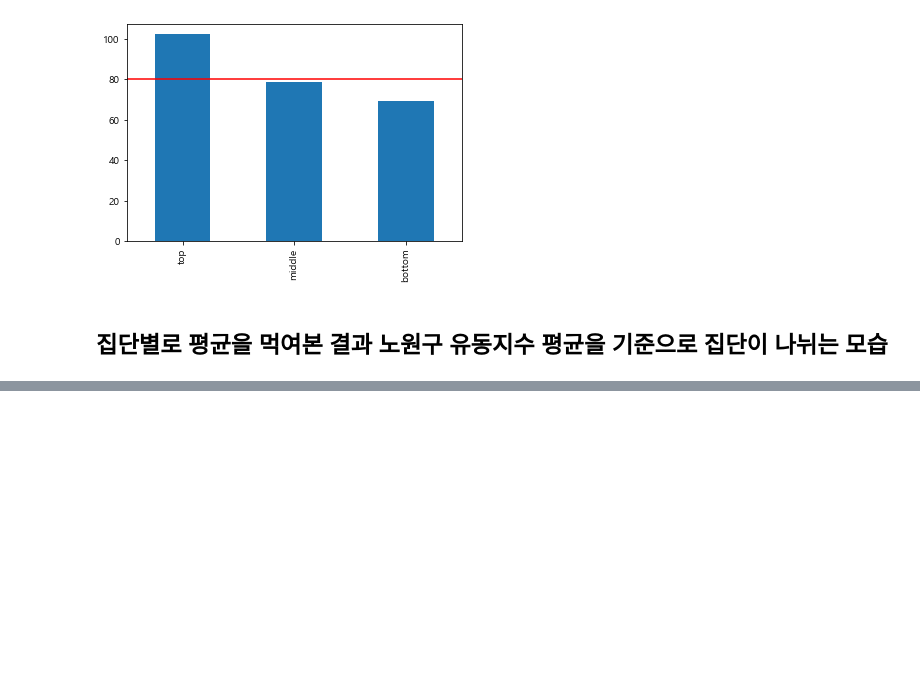
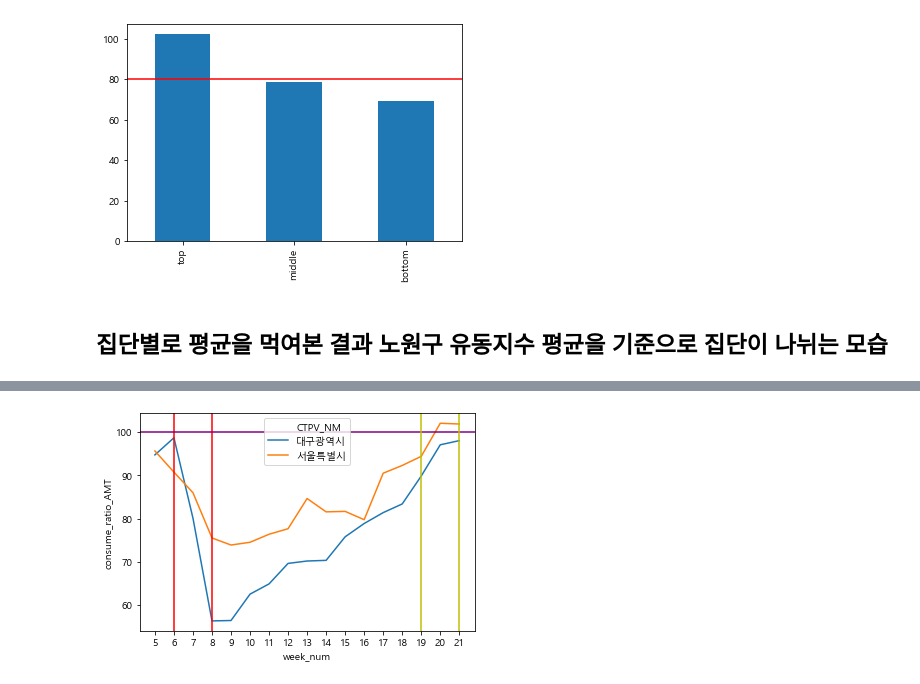
Before and after one commit to SeoroMin/dacon_jejucard, a Jupyter notebook: junhyeok/restart.ipynb, the cells around one changed output, grey strips where cells are left out. Saved outputs shown, nothing was run; the diff lists cells and outputs as text; code cells hidden in the pictures; blank space fills up the shorter version.

```diff
--- a/junhyeok/restart.ipynb
+++ b/junhyeok/restart.ipynb
@@ -670,0 +885,18 @@ plt.axhline(sk_seoul_gu_gap.loc['노원구', 'decrease_ratio'], color='red')
+# %%
+consume_week_index_si = consume_table_total.pivot_table(index=['week_num','CTPV_NM'], values=['USE_CNT_x', 'USE_AMT_x', 'USE_CNT_y', 'USE_AMT_y'], aggfunc='mean')
+consume_week_index_si = consume_week_index_si.reset_index()
+# %%
+consume_week_index_si['consume_ratio_AMT'] = consume_week_index_si['USE_AMT_y'] * 100 / consume_week_index_si['USE_AMT_x']
+consume_week_index_si['consume_ratio_CNT'] = consume_week_index_si['USE_CNT_y'] * 100 / consume_week_index_si['USE_CNT_x']
+# %%
+sns.lineplot(x='week_num', y='consume_ratio_AMT',hue='CTPV_NM', data = consume_week_index_si)
+plt.axvline(6,color = 'r')
+plt.axvline(8,color = 'r')
+plt.axhline(100, color="purple")
+plt.xticks(range(5, 22))
+plt.axvline(19, color='y')
+plt.axvline(21, color='y')
+
+plt.show()
+# %% [output]
+[figure, added]
```
Also changed, not shown: parts of 87 cells of this notebook.
